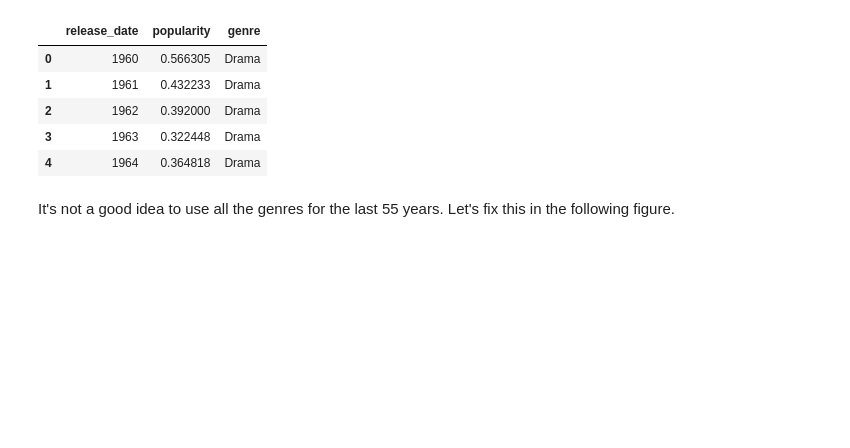
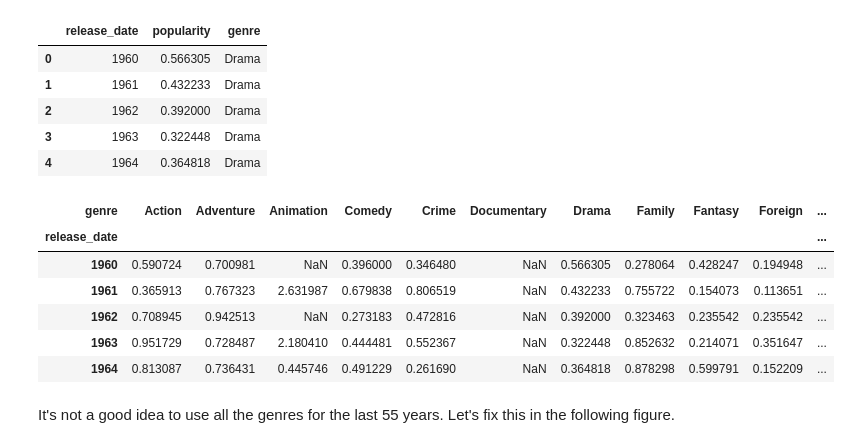
Before and after one commit to alexachmel/Investigate-a-Dataset, a Jupyter notebook: Investigate_a_Dataset.ipynb, the cells around one changed output. Cells and saved outputs as stored; diff of their text form; code cells hidden in the pictures; blank space fills up the shorter version.

```diff
--- a/Investigate_a_Dataset.ipynb
+++ b/Investigate_a_Dataset.ipynb
@@ -612,6 +624,16 @@ Average popularity
 # %%
 # Create dateset with popularity means to make visuals
 
 df_plot = popularity_by_genre.groupby(['release_date', 'genre']).popularity.mean()
+df_plot = df_plot.sort_index(level='release_date', ascending=True).unstack()
+df_plot.head()
+# %% [output]
+| genre | Action | Adventure | Animation | Comedy | Crime | Documentary | Drama | Family | Fantasy | Foreign | ... |
+| release_date |  |  |  |  |  |  |  |  |  |  | ... |
+| 1960 | 0.590724 | 0.700981 | NaN | 0.396000 | 0.346480 | NaN | 0.566305 | 0.278064 | 0.428247 | 0.194948 | ... |
+| 1961 | 0.365913 | 0.767323 | 2.631987 | 0.679838 | 0.806519 | NaN | 0.432233 | 0.755722 | 0.154073 | 0.113651 | ... |
+| 1962 | 0.708945 | 0.942513 | NaN | 0.273183 | 0.472816 | NaN | 0.392000 | 0.323463 | 0.235542 | 0.235542 | ... |
+| 1963 | 0.951729 | 0.728487 | 2.180410 | 0.444481 | 0.552367 | NaN | 0.322448 | 0.852632 | 0.214071 | 0.351647 | ... |
+| 1964 | 0.813087 | 0.736431 | 0.445746 | 0.491229 | 0.261690 | NaN | 0.364818 | 0.878298 | 0.599791 | 0.152209 | ... |
 # %% [markdown]
 It's not a good idea to use all the genres for the last 55 years. Let's fix this in the following figure.
```
Also changed, not shown: parts of 21 cells of this notebook, 2 other files.
